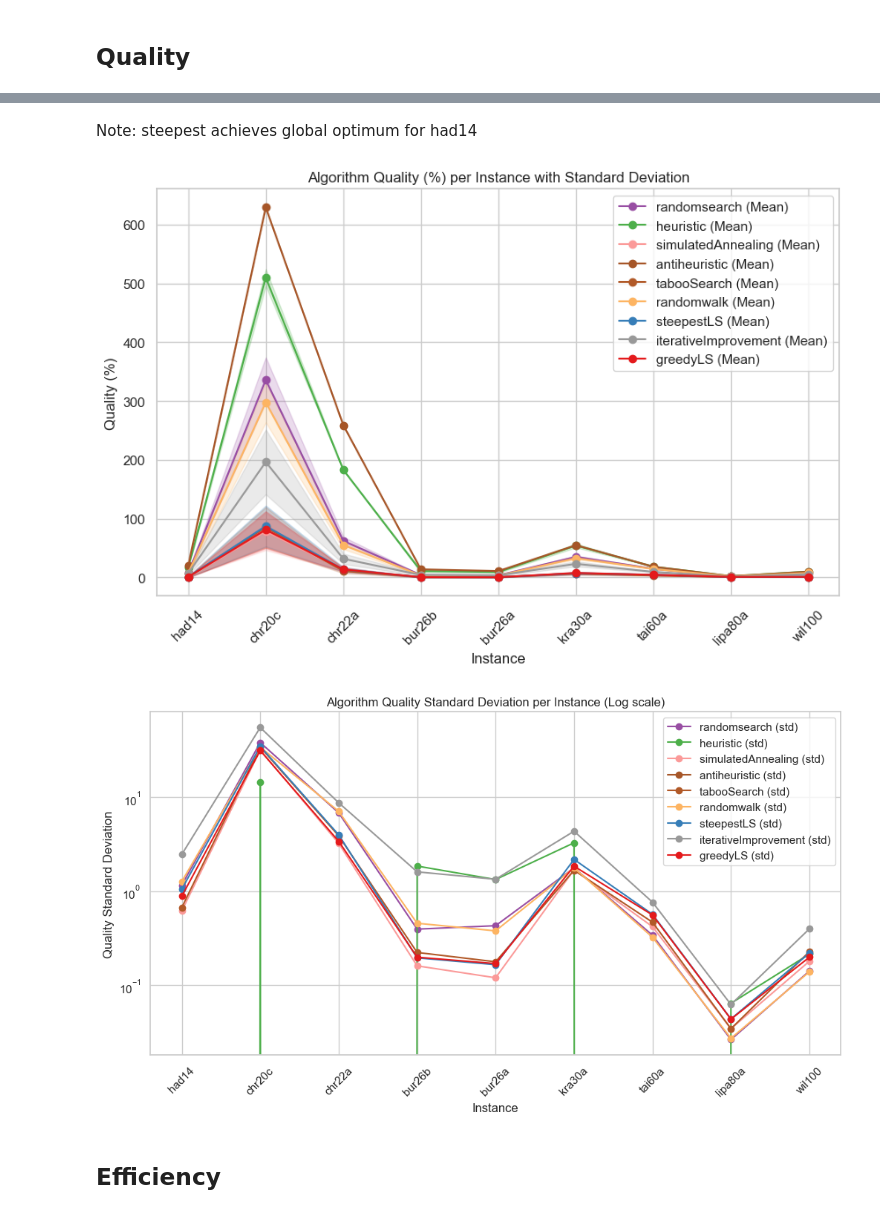
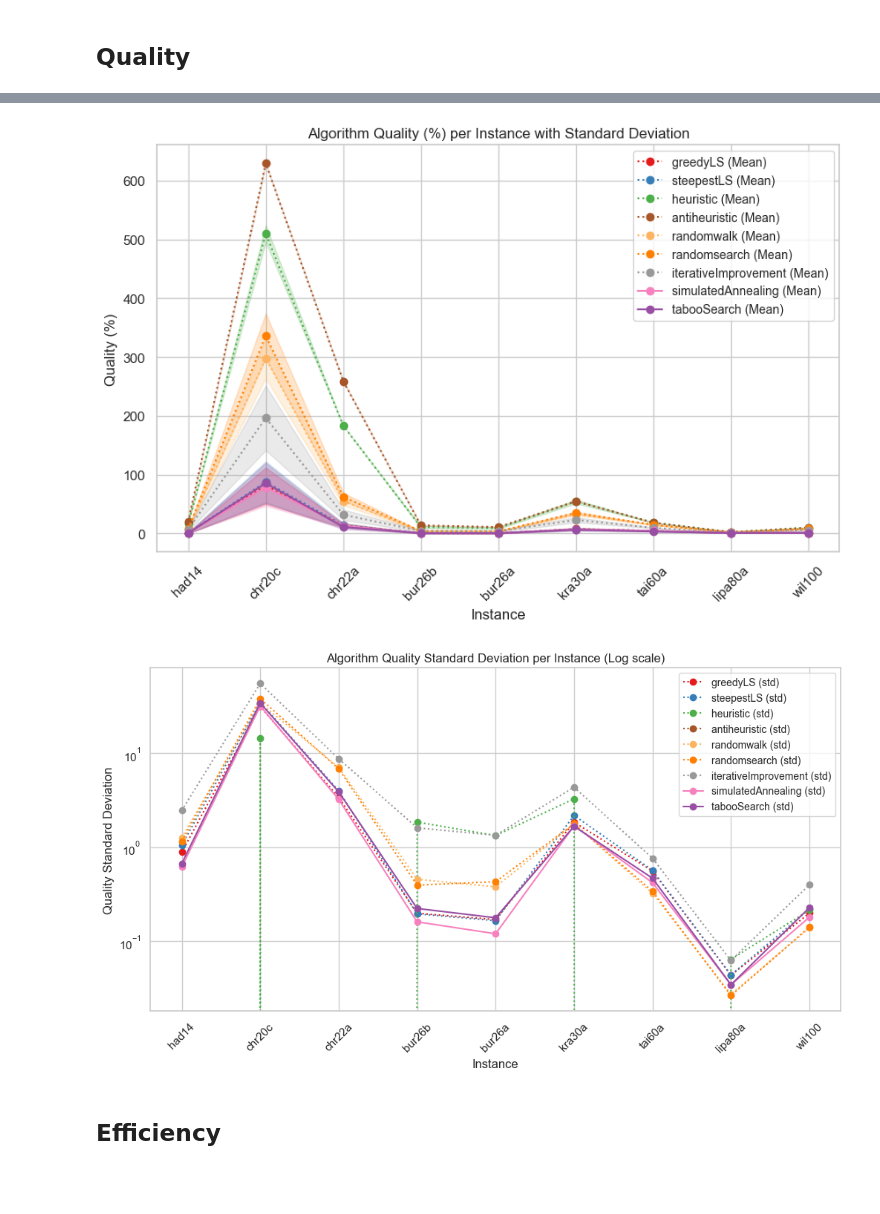
Before and after one commit to MatTheTab/Biologically_Inspired_Algorithms, a Jupyter notebook: SA_TS_Results.ipynb, the cells around one changed output, grey strips where cells are left out. Cells and saved outputs as stored; diff of their text form; code cells hidden in the pictures; blank space fills up the shorter version.

```diff
--- a/SA_TS_Results.ipynb
+++ b/SA_TS_Results.ipynb
@@ -203,17 +165,15 @@ lowest_scores_df[lowest_scores_df.Algorithm.isin(("greedyLS", "steepestLS", "tab
-# %% [markdown]
-Note: steepest achieves global optimum for had14
 # %%
 summary = df_performance.groupby(["Algorithm", "Instance"])["Solution_Quality"].agg(["mean", "std"]).reset_index()
 summary["Instance"] = pd.Categorical(summary["Instance"], categories=instance_names_ordered, ordered=True)
 # summary = summary[~summary.Instance.str.startswith("chr")]
 summary = summary.sort_values("Instance")
-plot_algorithms("SA_TS_Algorithm_Quality.pdf", summary, title="Quality (%)", log_scale=False)
+plot_algorithms("SA_TS_Algorithm_Quality.pdf", summary, title="Quality (%)", log_scale=False, obscure_old=True)
 # %% [output]
-[figure, old version]
+[figure, new version]
 # %%
-plot_std_line("SA_TS_Algorithm_Quality_Standard_Deviation.pdf", summary, title="Quality Standard Deviation", log_scale=True)
+plot_std_line("SA_TS_Algorithm_Quality_Standard_Deviation.pdf", summary, title="Quality Standard Deviation", log_scale=True, obscure_old=True)
 # %% [output]
-[figure, old version]
+[figure, new version]
 # %% [markdown]
 ## Efficiency
 # %%
```
Also changed, not shown: parts of 17 cells of this notebook, 9 other files.
